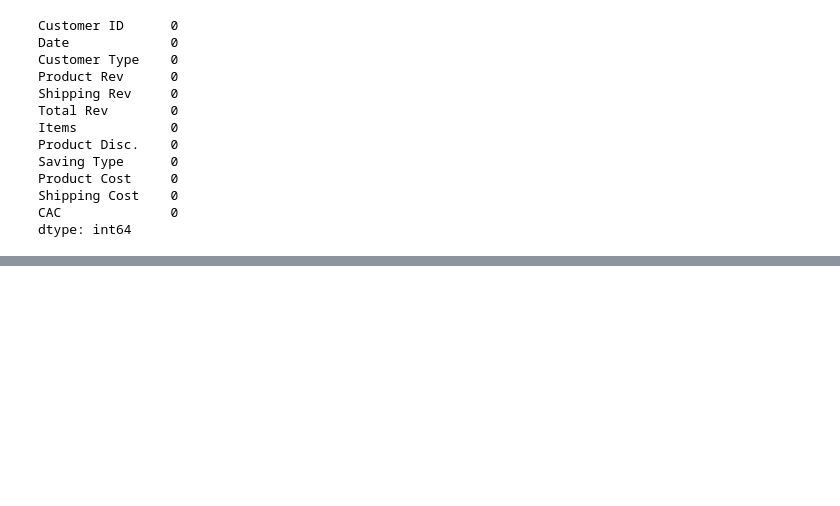
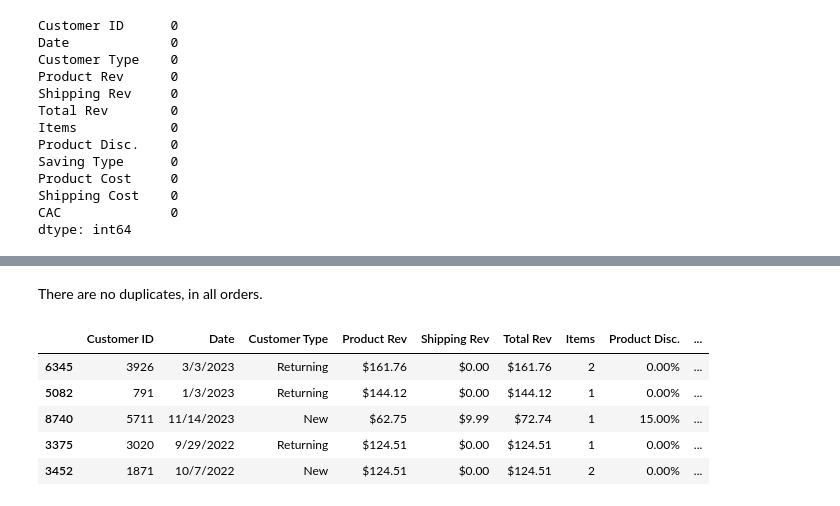
Before and after one commit to Jenner-Valdez/jordan_craig, a Jupyter notebook: Datasets/Scripts/Scripts.ipynb, the cells around one changed output, grey strips where cells are left out. Drawn from its saved outputs; the diff is of its cells as text; code cells hidden in the pictures; blank space fills up the shorter version.

```diff
--- a/Datasets/Scripts/Scripts.ipynb
+++ b/Datasets/Scripts/Scripts.ipynb
@@ -79,8 +85,8 @@ Shipping Cost       0
 CAC                 0
 dtype: int64
 # %%
-#Remove all the null spaces and replace with zeros
-strategy_data = strategy_data.fillna(0)
+#Remove all the null spaces from the column Saving Type
+strategy_data['Saving Type'] = strategy_data['Saving Type'].fillna('No Coupon')
 # %%
 #check again to see if null spaces were removed
 strategy_data.isnull().sum()
@@ -100,0 +121,12 @@ dtype: int64
+# %% [markdown]
+There are no duplicates, in all orders.
+# %%
+#Check for values to be correct and properly display
+display(strategy_data.sample(5))
+# %% [output]
+|  | Customer ID | Date | Customer Type | Product Rev | Shipping Rev | Total Rev | Items | Product Disc. | ... |
+| 6345 | 3926 | 3/3/2023 | Returning | $161.76 | $0.00 | $161.76 | 2 | 0.00% | ... |
+| 5082 | 791 | 1/3/2023 | Returning | $144.12 | $0.00 | $144.12 | 1 | 0.00% | ... |
+| 8740 | 5711 | 11/14/2023 | New | $62.75 | $9.99 | $72.74 | 1 | 15.00% | ... |
+| 3375 | 3020 | 9/29/2022 | Returning | $124.51 | $0.00 | $124.51 | 1 | 0.00% | ... |
+| 3452 | 1871 | 10/7/2022 | New | $124.51 | $0.00 | $124.51 | 2 | 0.00% | ... |
```
Also changed, not shown: parts of 27 cells of this notebook, 4 other files.
